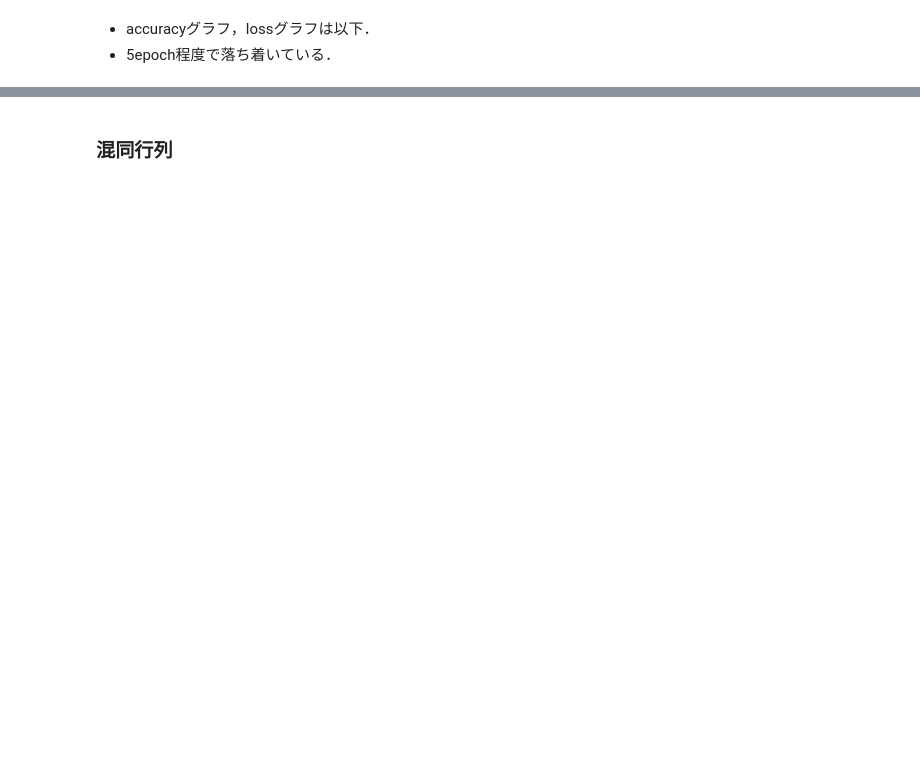
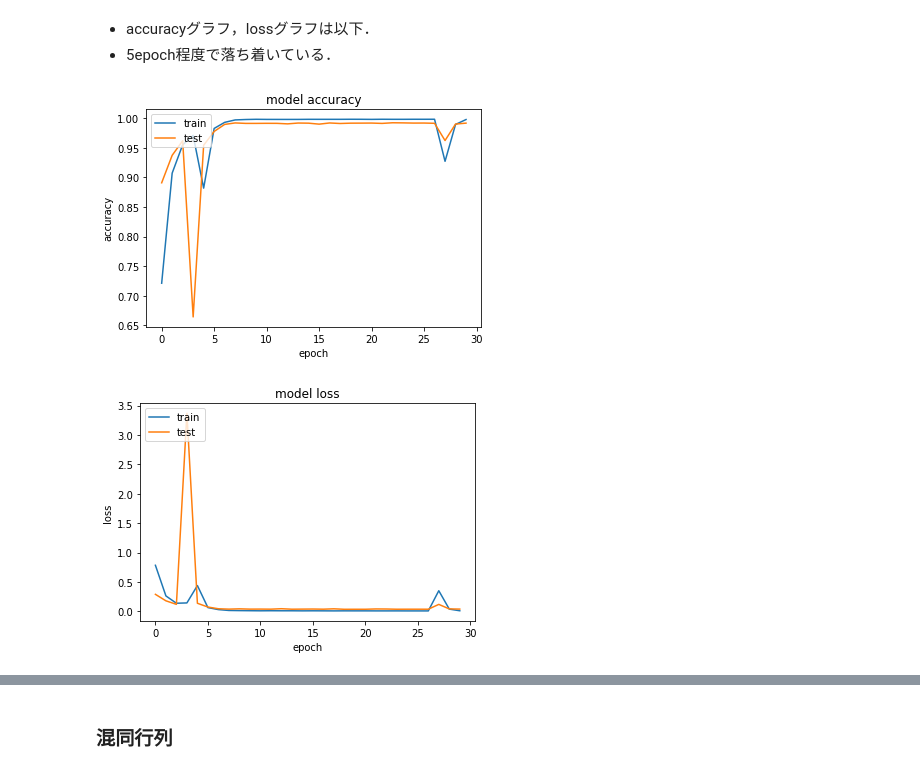
Before and after one commit to YukiOkazaki/wafermap, a Jupyter notebook: wafermap26x26_pre.ipynb, the cells around one changed output, grey strips where cells are left out. Cells and saved outputs as stored; diff of their text form; code cells hidden in the pictures; blank space fills up the shorter version.

```diff
--- a/wafermap26x26_pre.ipynb
+++ b/wafermap26x26_pre.ipynb
@@ -908,22 +990,25 @@ model.model.summary()
 - 5epoch程度で落ち着いている．
 # %%
 # accuracy plot
-plt.plot(history.history['acc'])
-plt.plot(history.history['val_acc'])
+plt.plot(history.history['accuracy'])
+plt.plot(history.history['val_accuracy'])
 plt.title('model accuracy')
 plt.ylabel('accuracy')
 plt.xlabel('epoch')
 plt.legend(['train', 'test'], loc='upper left')
 plt.show()
 
 # loss plot
 plt.plot(history.history['loss'])
 plt.plot(history.history['val_loss'])
 plt.title('model loss')
 plt.ylabel('loss')
 plt.xlabel('epoch')
 plt.legend(['train', 'test'], loc='upper left')
 plt.show()
+# %% [output]
+[figure, added]
+[figure, added]
 # %%
 #y_train_pred = np.argmax(model.predict(x_train))
 y_train_pred = model.predict(x_train)
```
Also changed, not shown: parts of 36 cells of this notebook.
